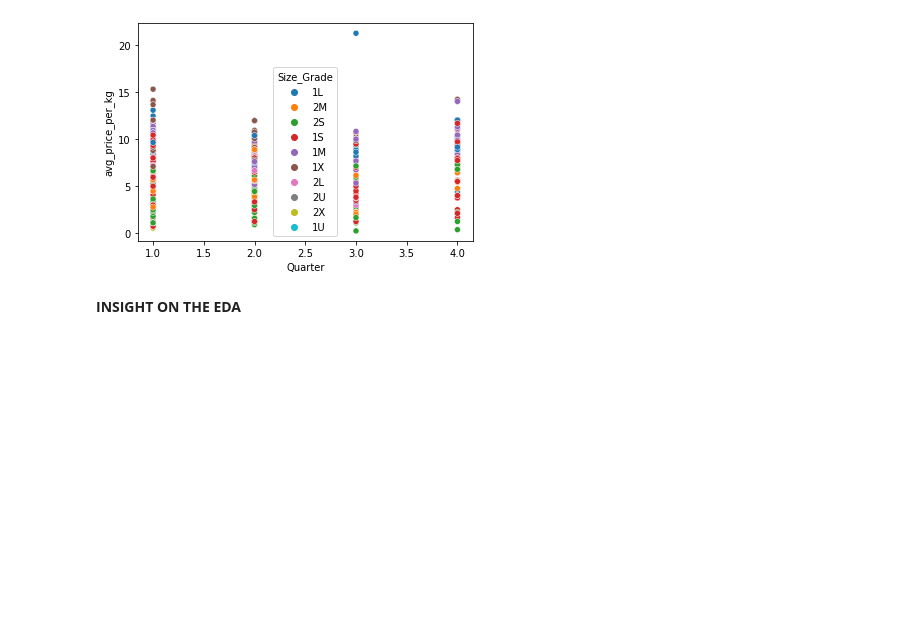
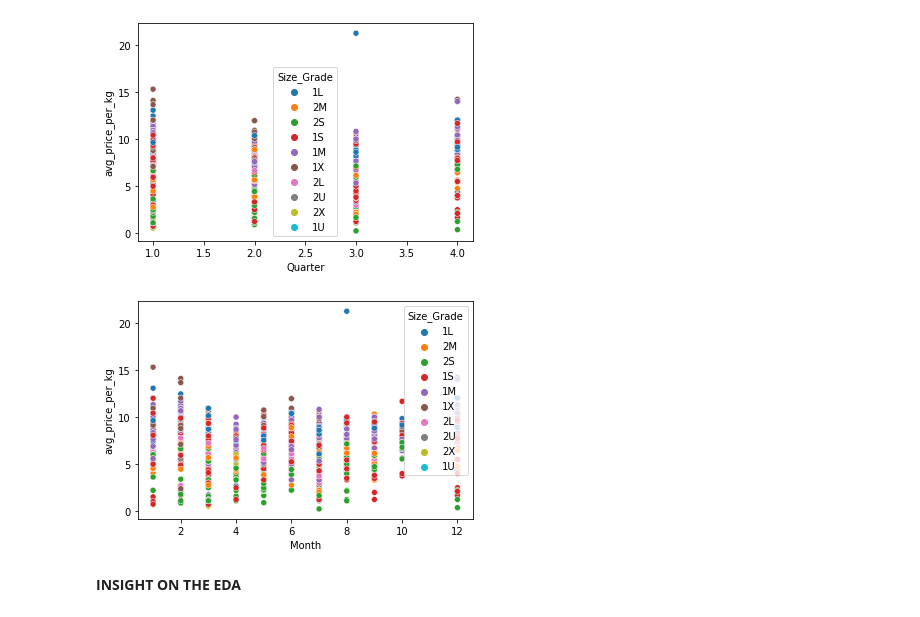
Before and after one commit to BigguyFM32/Regression-Team-TS1, a Jupyter notebook: Regression Team 1 Notebook.ipynb, the cells around one changed output. Cells and saved outputs as stored; diff of their text form; code cells hidden in the pictures; blank space fills up the shorter version.

```diff
--- a/Regression Team 1 Notebook.ipynb
+++ b/Regression Team 1 Notebook.ipynb
@@ -147,9 +158,10 @@ Data columns (total 13 columns):
 dtypes: float64(6), int64(2), object(5)
 memory usage: 213.5+ KB
 # %%
-#Getting the quarters for the months
+#Getting the months and quarters for the dates
 golden_apple_train.date = pd.to_datetime(golden_apple_train.Date)
 golden_apple_train["Quarter"] = golden_apple_train.date.dt.quarter
+golden_apple_train["Month"] = golden_apple_train.date.dt.month
 golden_apple_train.head()
 # %% [output]
 |  | Province | Container | Size_Grade | Weight_Kg | Commodities | Date | Low_Price | High_Price | Sales_Total | ... |
@@ -314,6 +326,11 @@ sns.scatterplot(x='Quarter', y='avg_price_per_kg', hue='Size_Grade', data=golden
 plt.show()
 # %% [output]
 [figure]
+# %%
+sns.scatterplot(x='Month', y='avg_price_per_kg', hue='Size_Grade', data=golden_apple_train)
+plt.show()
+# %% [output]
+[figure, added]
 # %% [markdown]
 **INSIGHT ON THE EDA**
 # %% [markdown]
```
Also changed, not shown: parts of 2 cells of this notebook.
